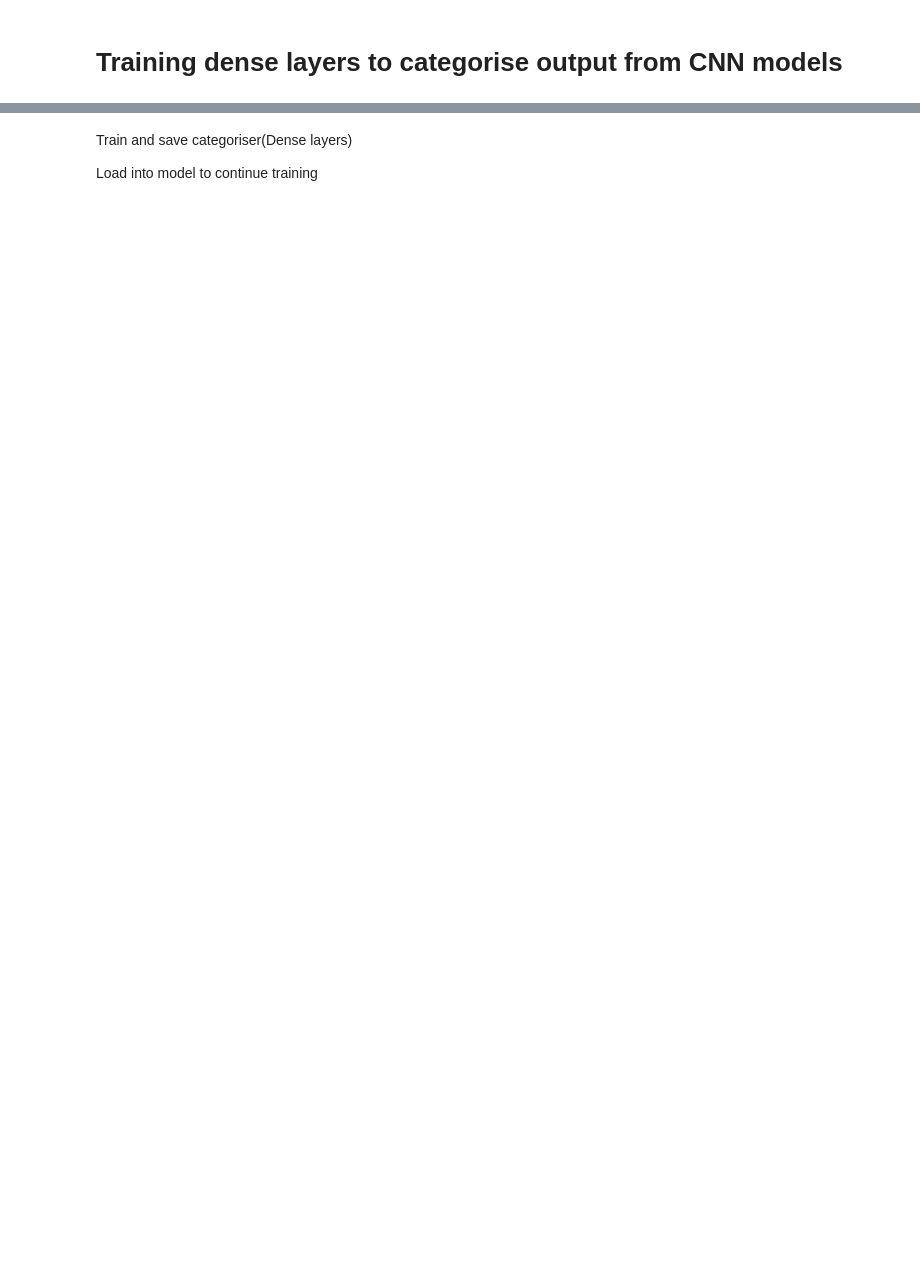
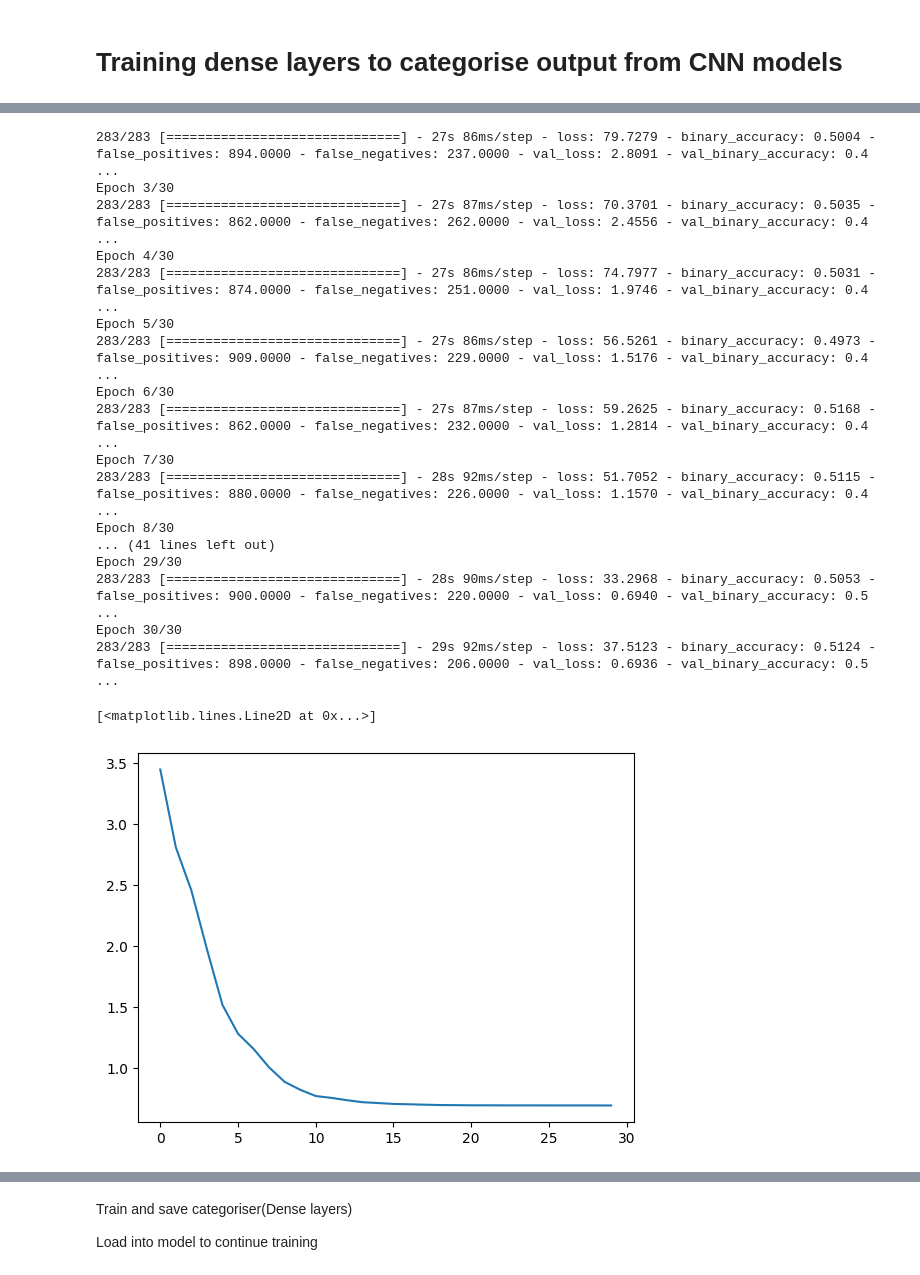
Before and after one commit to ChoyJJ/FYP_B, a Jupyter notebook: Pass_test/mini-DDSM_model.ipynb, the cells around one changed output, grey strips where cells are left out. Drawn from its saved outputs; the diff is of its cells as text; code cells hidden in the pictures; blank space fills up the shorter version.

Commit message:
19/1/23 Shitty positive and negative rates

```diff
--- a/Pass_test/mini-DDSM_model.ipynb
+++ b/Pass_test/mini-DDSM_model.ipynb
@@ -16,6 +16,7 @@ from tensorflow.keras.models import Sequential
 PATH = "/mnt/d/Datasets/mini-DDSM/"
 imgPATH = PATH + "MINI-DDSM-Complete-PNG-16/"
 roi_path = PATH + "ROI/"
+data_path = PATH + "fullimg/"
 save_dir = "/home/jj/FYP/Pass_test/"
 image_size = 224
 batch_size = 8
@@ -39,7 +40,8 @@ Your kernel may have been built without NUMA support.
 Your kernel may have been built without NUMA support.
 # %%
 train_ds = tf.keras.utils.image_dataset_from_directory(
-  roi_path,
+  # roi_path,
+  data_path,
   validation_split=0.2,
   subset="training",
   seed=123,
@@ -47,7 +49,8 @@ train_ds = tf.keras.utils.image_dataset_from_directory(
   batch_size=batch_size)
 
 val_ds = tf.keras.utils.image_dataset_from_directory(
-  roi_path,
+  # roi_path,
+  data_path,
   validation_split=0.2,
   subset="validation",
   seed=123,
@@ -81,8 +86,8 @@ def prepare(ds, shuffle=False, augment=False):
   # Input(shape=(None,None,3)),
   tf.keras.layers.RandomFlip('horizontal_and_vertical'),
   tf.keras.layers.RandomRotation((0,0.3),fill_mode="constant"),
-  # tf.keras.layers.RandomZoom(height_factor=(-0.5,0.5),width_factor=(-0.5,0.5),fill_mode="constant"),
-  # tf.keras.layers.RandomTranslation(height_factor=(-0.25,0.25),width_factor=(-0.25,0.25),fill_mode="constant")
+  tf.keras.layers.RandomZoom(height_factor=(-0.5,0.5),width_factor=(-0.5,0.5),fill_mode="constant"),
+  tf.keras.layers.RandomTranslation(height_factor=(-0.25,0.25),width_factor=(-0.25,0.25),fill_mode="constant")
   ])
   if shuffle:
     ds = ds.shuffle(1000)
@@ -136,10 +191,11 @@ val_ds = prepare(val_ds)
 # %%
-# #Training Dense layers to initialise the categoriser before fine tuning the CNN models
-# total_epochs = 50
-# history_init = model.fit(train_ds_aug
-#                     ,epochs=total_epochs
-#                     ,validation_data=val_ds
-#                     ,callbacks = Earlystop
-#                     )
-# # model.save(save_dir + "inceptionv3")
-# plt.plot(history_init.history['loss'])
+#Training Dense layers to initialise the categoriser before fine tuning the CNN models
+total_epochs = 30
+history_init = model.fit(train_ds_aug
+                    ,epochs=total_epochs
+                    ,validation_data=val_ds
+                    # ,callbacks = [Checkpoint]
+                    )
+# model.save(save_dir + "inceptionv3")
+plt.plot(history_init.history['val_loss'])
+# %% [output]
@@ -145,0 +235,19 @@ val_ds = prepare(val_ds)
+283/283 [==============================] - 27s 86ms/step - loss: 79.7279 - binary_accuracy: 0.5004 - false_positives: 894.0000 - false_negatives: 237.0000 - val_loss: 2.8091 - val_binary_accuracy: 0.4 ...
+Epoch 3/30
+283/283 [==============================] - 27s 87ms/step - loss: 70.3701 - binary_accuracy: 0.5035 - false_positives: 862.0000 - false_negatives: 262.0000 - val_loss: 2.4556 - val_binary_accuracy: 0.4 ...
+Epoch 4/30
+283/283 [==============================] - 27s 86ms/step - loss: 74.7977 - binary_accuracy: 0.5031 - false_positives: 874.0000 - false_negatives: 251.0000 - val_loss: 1.9746 - val_binary_accuracy: 0.4 ...
+Epoch 5/30
+283/283 [==============================] - 27s 86ms/step - loss: 56.5261 - binary_accuracy: 0.4973 - false_positives: 909.0000 - false_negatives: 229.0000 - val_loss: 1.5176 - val_binary_accuracy: 0.4 ...
+Epoch 6/30
+283/283 [==============================] - 27s 87ms/step - loss: 59.2625 - binary_accuracy: 0.5168 - false_positives: 862.0000 - false_negatives: 232.0000 - val_loss: 1.2814 - val_binary_accuracy: 0.4 ...
+Epoch 7/30
+283/283 [==============================] - 28s 92ms/step - loss: 51.7052 - binary_accuracy: 0.5115 - false_positives: 880.0000 - false_negatives: 226.0000 - val_loss: 1.1570 - val_binary_accuracy: 0.4 ...
+Epoch 8/30
+... (41 lines left out)
+Epoch 29/30
+283/283 [==============================] - 28s 90ms/step - loss: 33.2968 - binary_accuracy: 0.5053 - false_positives: 900.0000 - false_negatives: 220.0000 - val_loss: 0.6940 - val_binary_accuracy: 0.5 ...
+Epoch 30/30
+283/283 [==============================] - 29s 92ms/step - loss: 37.5123 - binary_accuracy: 0.5124 - false_positives: 898.0000 - false_negatives: 206.0000 - val_loss: 0.6936 - val_binary_accuracy: 0.5 ...
+[<matplotlib.lines.Line2D at 0x...>]
+[figure, added]
```
Also changed, not shown: parts of 10 cells of this notebook, 2 other files.
